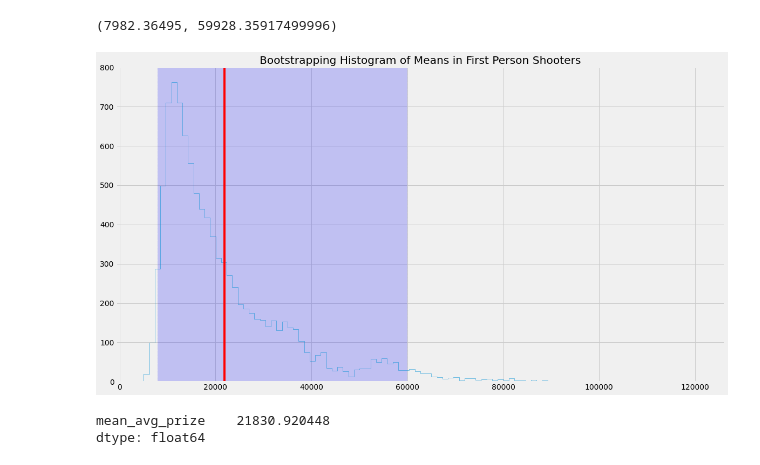
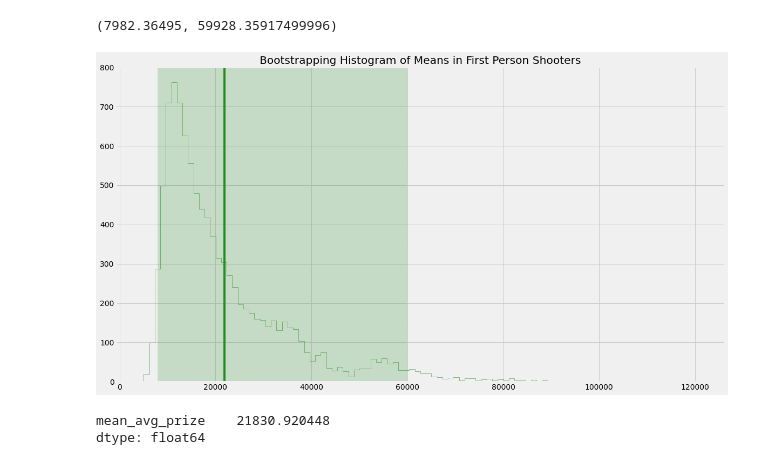
Before and after one commit to LTonstad/DSI_Capstone_One, a Jupyter notebook: testing/team_data.ipynb, the cells around one changed output. Saved outputs shown, nothing was run; the diff lists cells and outputs as text; code cells hidden in the pictures.

```diff
--- a/testing/team_data.ipynb
+++ b/testing/team_data.ipynb
@@ -213,14 +213,14 @@ bootstrap_fps_sample_means.mean_avg_prize.quantile(0.025), bootstrap_fps_sample_
 # %% [output]
 (7982.36495, 59928.35917499996)
 # %%
-bootstrap_fps_sample_means.mean_avg_prize.hist(histtype='step', bins=100, figsize=(18,10))
-plt.axvline(fps.PrizePerTournament.mean(), color = 'red')
-plt.axvspan(bottom_fps_bootstrap_mean, top_fps_bootstrap_mean, linestyle='--', color='blue', alpha=0.2)
+bootstrap_fps_sample_means.mean_avg_prize.hist(histtype='step', bins=100, figsize=(18,10), color='forestgreen')
+plt.axvline(fps.PrizePerTournament.mean(), color = 'forestgreen')
+plt.axvspan(bottom_fps_bootstrap_mean, top_fps_bootstrap_mean, linestyle='--', color='forestgreen', alpha=0.2)
 plt.title('Bootstrapping Histogram of Means in First Person Shooters')
 plt.plot()
-#plt.savefig('../images/bootstrapping_fps_hist.png')
+plt.savefig('../images/bootstrapping_fps_hist.png')
 # %% [output]
-[figure, old version]
+[figure, new version]
 # %%
 bootstrap_fps_mean = bootstrap_fps_sample_means.mean()
 bootstrap_fps_mean
```
Also changed, not shown: parts of 1 cell of this notebook, 3 other files.
